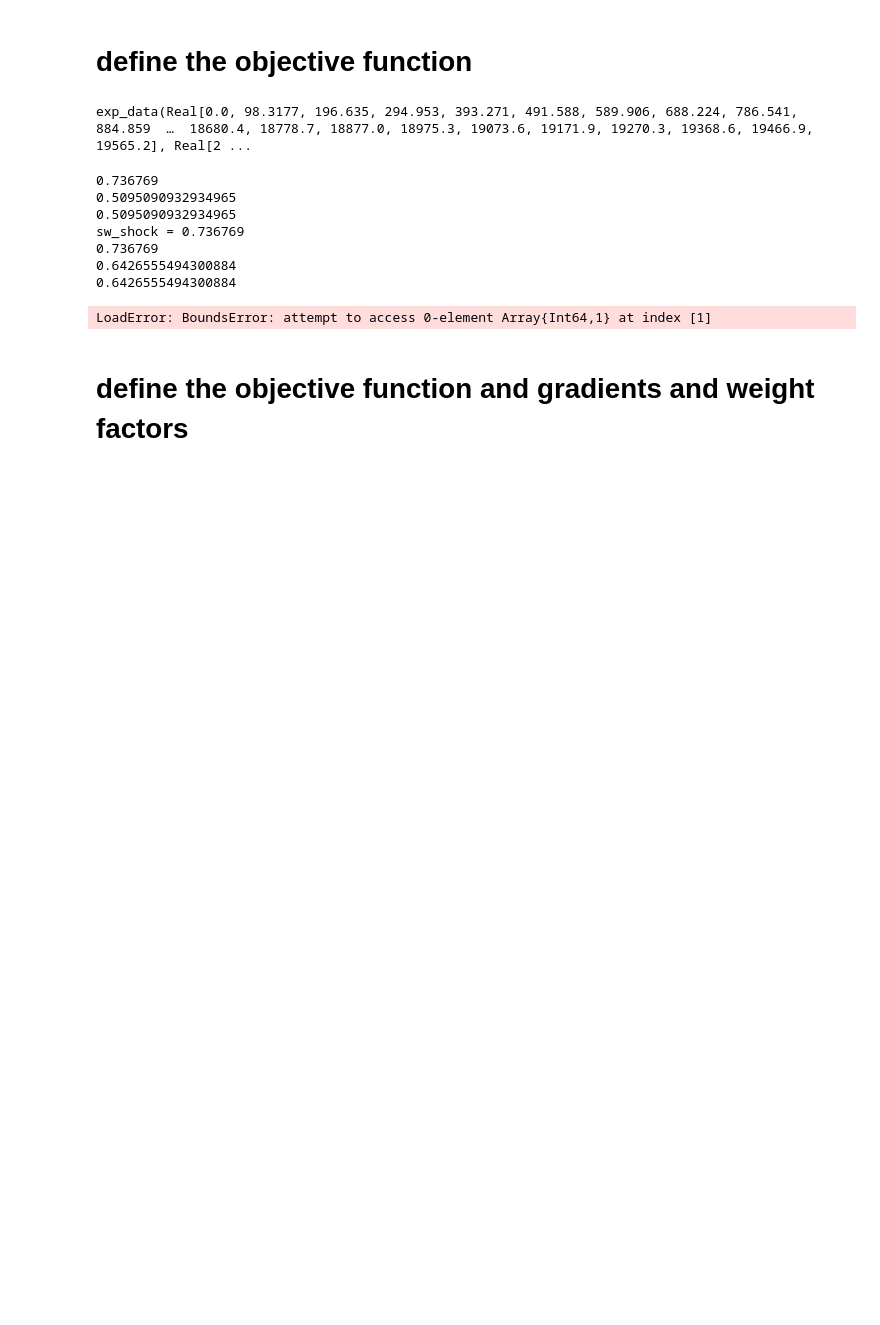
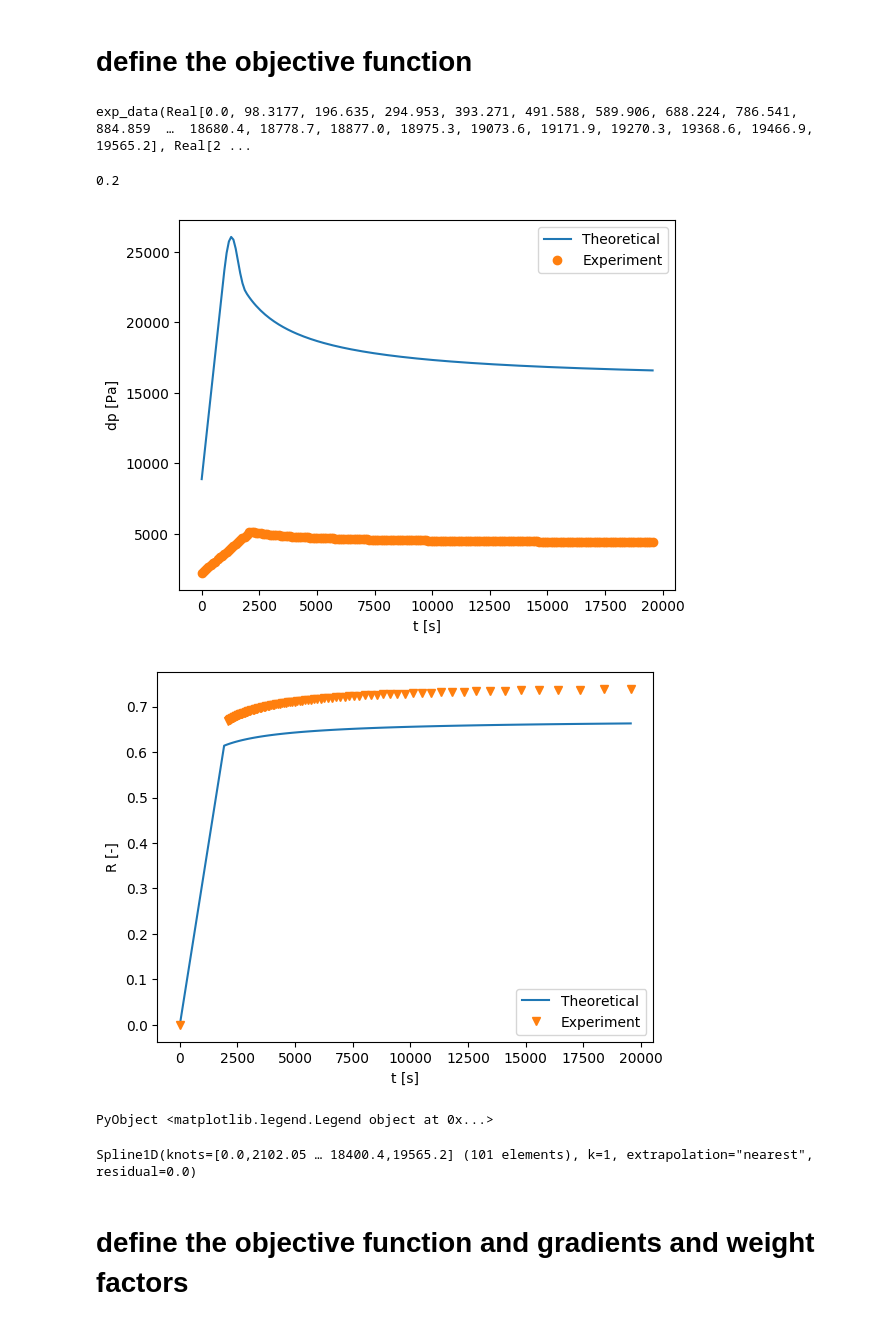
Before and after one commit to simulkade/peteng, a Jupyter notebook: analytical/notebooks/test_fractional_flow_package.ipynb, the cells around one changed output. Cells and saved outputs as stored; diff of their text form; code cells hidden in the pictures; blank space fills up the shorter version.

```diff
--- a/analytical/notebooks/test_fractional_flow_package.ipynb
+++ b/analytical/notebooks/test_fractional_flow_package.ipynb
@@ -78,6 +69,10 @@ end
 exp_data1 = exp_data(t_exp_dp, dp_exp, t_exp_R, R_exp)
 # %% [output]
 exp_data(Real[0.0, 98.3177, 196.635, 294.953, 393.271, 491.588, 589.906, 688.224, 786.541, 884.859  …  18680.4, 18778.7, 18877.0, 18975.3, 19073.6, 19171.9, 19270.3, 19368.6, 19466.9, 19565.2], Real[2 ...
+# %%
+core_flood.initial_water_saturation
+# %% [output]
+0.2
 # %%
 """
 rel_perm_param [krw0, kro0, nw, no, swc, sor]
@@ -86,46 +81,47 @@ function error_calc(rel_perm_param, exp_data, core_props, fluids, core_flood; w_
     rel_perms = FF.oil_water_rel_perms(krw0=rel_perm_param[1], kro0=rel_perm_param[2],
     swc=rel_perm_param[5], sor=rel_perm_param[6], nw=rel_perm_param[3], no = rel_perm_param[4])
     wf_res = FF.water_flood(core_props, fluids, rel_perms, core_flood)
-    dp_calc = Spline1D(wf_res.dp_time[:,1], wf_res.dp_time[:,2], k=1)
-    R_calc = Spline1D(wf_res.recovery_time[:,1], wf_res.recovery_time[:,2], k=1)
+    dp_calc = Spline1D(wf_res.dp_time[:,1], wf_res.dp_time[:,2], k=1, bc="nearest")
+    R_calc = Spline1D(wf_res.recovery_time[:,1], wf_res.recovery_time[:,2], k=1, bc="nearest")
     error_dp = abs.(dp_calc(exp_data.t_exp_dp) .- exp_data.dp_exp)
+#     println(error_dp)
     error_R = abs.(R_calc(exp_data.t_exp_R) .- exp_data.R_exp)
+#     println(error_R)
     error_dp_norm = w_p.*error_dp./maximum(error_dp)
     error_R_norm = w_R.*error_R./maximum(error_R)
     return mean(error_R_norm)+mean(error_dp_norm)
 end
 
 function vis_error(rel_perm_param, exp_data, core_props, fluids, core_flood)
     rel_perms = FF.oil_water_rel_perms(krw0=rel_perm_param[1], kro0=rel_perm_param[2],
     swc=rel_perm_param[5], sor=rel_perm_param[6], nw=rel_perm_param[3], no = rel_perm_param[4])
     wf_res = FF.water_flood(core_props, fluids, rel_perms, core_flood)
     figure()
     plot(wf_res.dp_time[:,1], wf_res.dp_time[:,2],  exp_data.t_exp_dp, exp_data.dp_exp, "o")
     xlabel("t [s]")
     ylabel("dp [Pa]")
     legend(["Theoretical", "Experiment"])
 
     figure()
     plot(wf_res.recovery_time[:,1], wf_res.recovery_time[:,2], exp_data.t_exp_R, exp_data.R_exp, "v")
     xlabel("t [s]")
     ylabel("R [-]")
     legend(["Theoretical", "Experiment"])
 
 end
 
 # test
-x_init = [0.109681, 0.201297, 3.96653, 1.0003, 0.249277, 0.262231]
+x_init = [0.109681, 0.201297, 3.96653, 2.0, 0.19, 0.262231]
 error_calc(x_init, exp_data1, core_props, fluids, core_flood)
 vis_error(x_init, exp_data1, core_props, fluids, core_flood)
 # %% [output]
+[figure, added]
+[figure, added]
-0.736769
-0.5095090932934965
-0.5095090932934965
-sw_shock = 0.736769
-0.736769
-0.6426555494300884
-0.6426555494300884
+PyObject <matplotlib.legend.Legend object at 0x...>
-LoadError: BoundsError: attempt to access 0-element Array{Int64,1} at index [1]
+# %%
+R_calc = Spline1D(wf_res.recovery_time[:,1], wf_res.recovery_time[:,2], k=1)
+# %% [output]
+Spline1D(knots=[0.0,2102.05 … 18400.4,19565.2] (101 elements), k=1, extrapolation="nearest", residual=0.0)
 # %% [markdown]
 # define the objective function and gradients and weight factors
 # %%
```
Also changed, not shown: parts of 14 cells of this notebook, 3 other files.
